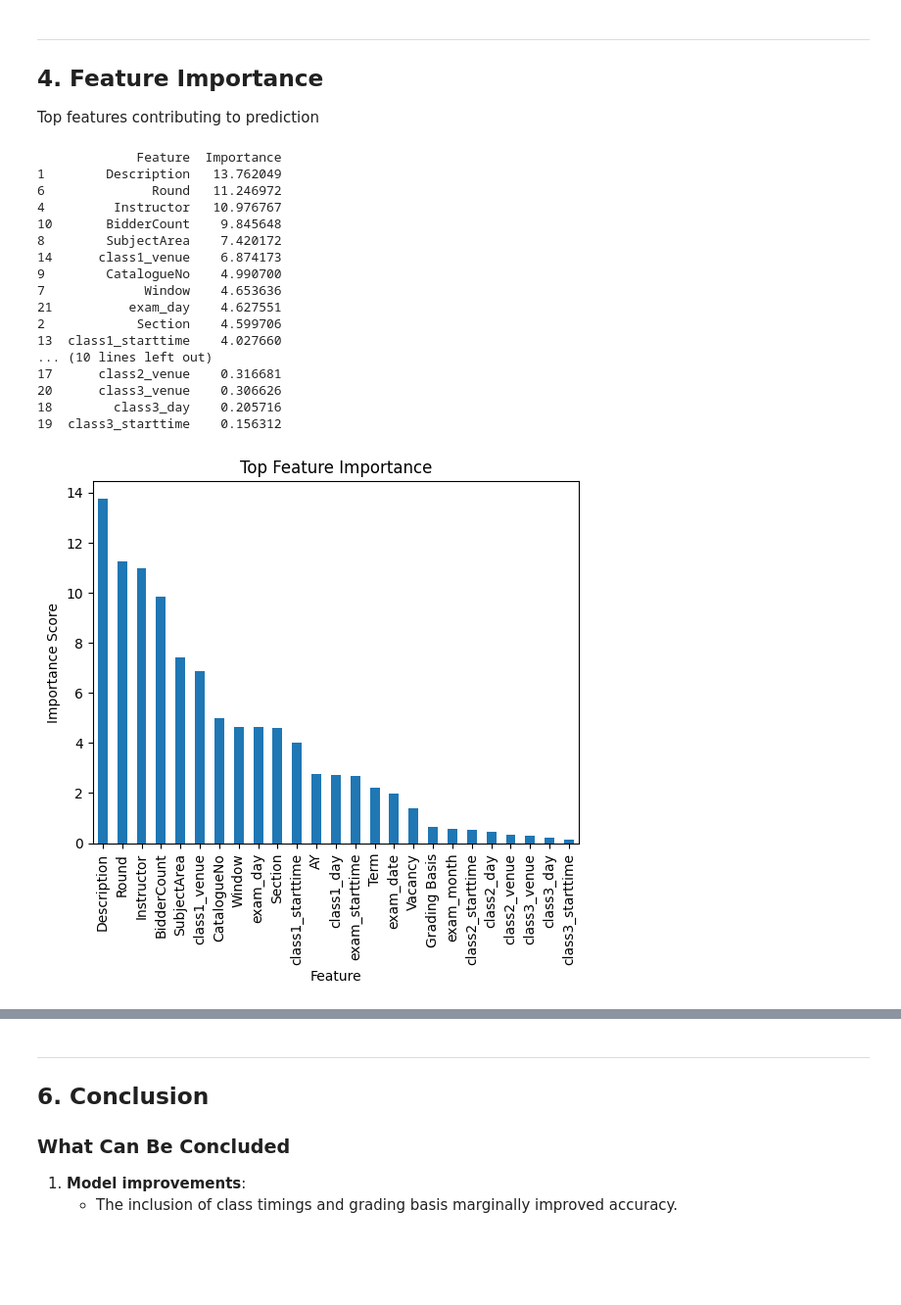
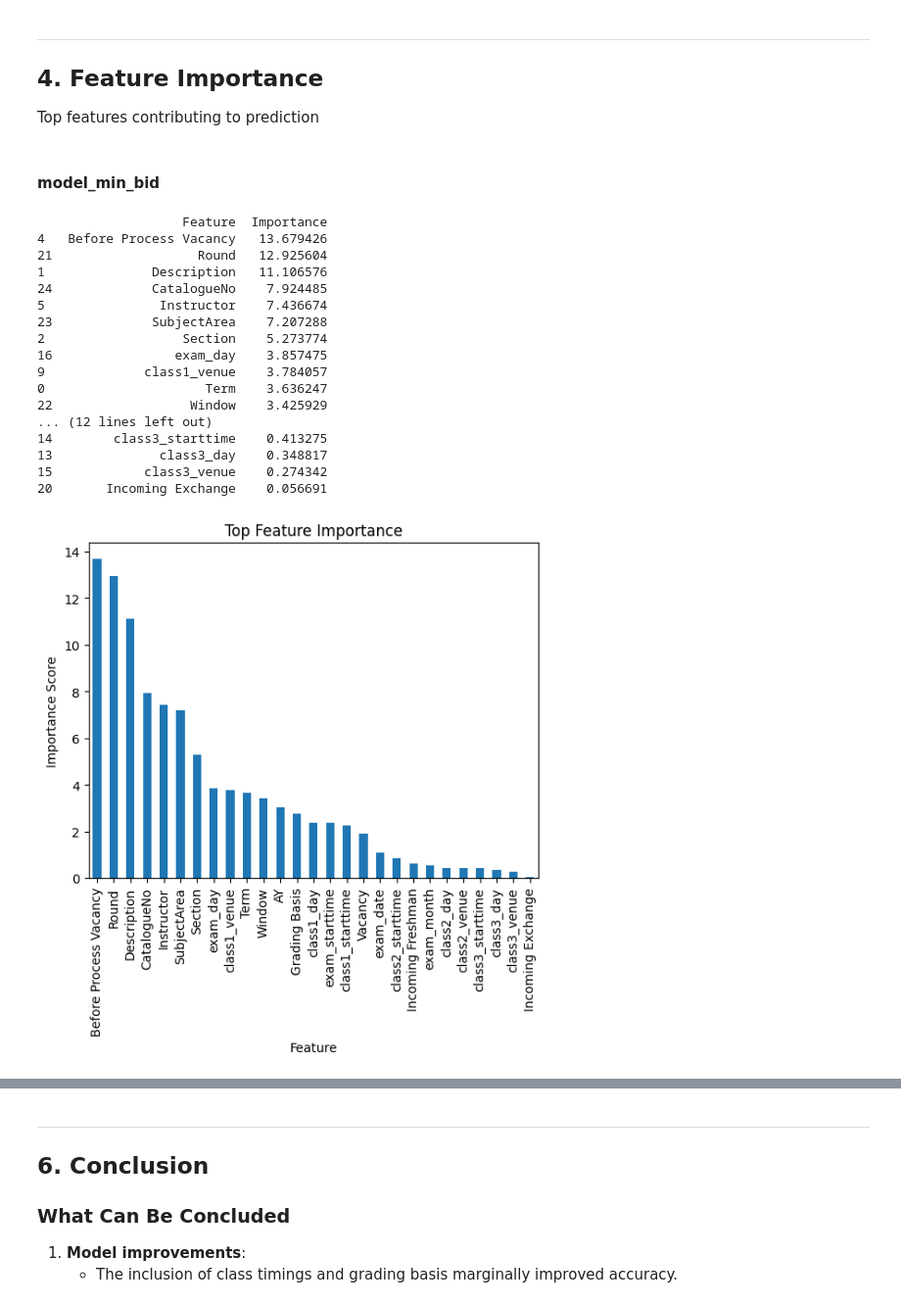
Before and after one commit to tanzhongyan/BidlySMU, a Jupyter notebook: V3_02_catboost.ipynb, the cells around one changed output, grey strips where cells are left out. Shown at 98% size. Drawn from its saved outputs; the diff is of its cells as text; code cells hidden in the pictures; blank space fills up the shorter version.

```diff
--- a/V3_02_catboost.ipynb
+++ b/V3_02_catboost.ipynb
@@ -150,13 +132,13 @@ dtype: object
 # Ensure proper data types for all columns
 def standardise_data_types(data):
     # Ensure categorical columns are properly typed
+
     categorical_cols = [
-        'Term', 'Round', 'Incoming Freshman', 'Incoming Exchange', 'Description',
-        'Section', 'Instructor', 'SubjectArea', 'CatalogueNo',
-        'Grading Basis', 'class1_day', 'class1_starttime', 'class1_venue',
-        'class2_day', 'class2_starttime', 'class2_venue',
-        'class3_day', 'class3_starttime', 'class3_venue',
-        'exam_day', 'exam_starttime'
+        'Term','Description','Section',
+        'Instructor','Grading Basis','class1_day','class1_starttime','class1_venue',
+        'class2_day','class2_starttime','class2_venue','class3_day','class3_starttime',
+        'class3_venue','exam_startdate','exam_day','exam_starttime',
+        'Incoming Freshman','Incoming Exchange','Round','SubjectArea','CatalogueNo'
     ]
     for col in categorical_cols:
         data[col] = data[col].astype('object')
@@ -225,6 +187,6 @@ data.head(15)
 # %%
 # Define test set as AY=2024 and Term=1
-test_mask = (data['AY'] == 2024) & (data['Term'].isin([1, 2]))
+test_mask = (data['AY'] == 2024) & (data['Term'].isin(['1', '2']))
 test_data = data[test_mask].copy()
 train_data = data[~test_mask].copy()
 
@@ -246,22 +208,21 @@ target_min_bid = 'Min Bid'
 target_median_bid = 'Median Bid'
 
 features = [
-    'Term', 'Description', 'Section', 'Vacancy', 'Instructor', 'AY', 'Round',
-    'Window', 'SubjectArea', 'CatalogueNo', 'Before Process Vacancy',
-    'Grading Basis', 'class1_day', 'class1_starttime', 'class1_venue',
-    'class2_day', 'class2_starttime', 'class2_venue',
-    'class3_day', 'class3_starttime', 'class3_venue',
-    'exam_day', 'exam_starttime', 'exam_date', 'exam_month' , 'Incoming Freshman', 'Incoming Exchange'
+    'Term','Description','Section','Vacancy','Before Process Vacancy',
+    'Instructor','Grading Basis','class1_day','class1_starttime','class1_venue',
+    'class2_day','class2_starttime','class2_venue','class3_day','class3_starttime',
+    'class3_venue','exam_day','exam_starttime','AY',
+    'Incoming Freshman','Incoming Exchange','Round','Window','SubjectArea','CatalogueNo',
+    'exam_date', 'exam_month'
 ]
 
 # Specify categorical features for CatBoost
 cat_features = [
-        'Term', 'Round', 'Incoming Freshman', 'Incoming Exchange', 'Description',
-        'Section', 'Instructor', 'SubjectArea', 'CatalogueNo',
-        'Grading Basis', 'class1_day', 'class1_starttime', 'class1_venue',
-        'class2_day', 'class2_starttime', 'class2_venue',
-        'class3_day', 'class3_starttime', 'class3_venue',
-        'exam_day', 'exam_starttime'
+    'Term','Description','Section',
+    'Instructor','Grading Basis','class1_day','class1_starttime','class1_venue',
+    'class2_day','class2_starttime','class2_venue','class3_day','class3_starttime',
+    'class3_venue','exam_day','exam_starttime',
+    'Incoming Freshman','Incoming Exchange','Round','SubjectArea','CatalogueNo'
 ]
 
 X_train = train_data[features]
@@ -558,41 +612,43 @@ Initial TPR (no safety factor): 0.5679208404593208
 ---
 ## **4. Feature Importance**
 Top features contributing to prediction
+# %% [markdown]
+#### model_min_bid
 # %%
 # Use model's internal feature names
-features = model.feature_names_
+features = model_min_bid.feature_names_
 
 # Get feature importance scores
-feature_importance = model.get_feature_importance(type='FeatureImportance')
+feature_importance = model_min_bid.get_feature_importance(type='FeatureImportance')
 
 # Create a DataFrame for better readability
 importance_df = pd.DataFrame({'Feature': features, 'Importance': feature_importance})
 importance_df = importance_df.sort_values(by='Importance', ascending=False)
 
 # Display top features
 top_features = importance_df
 print(top_features)
 
 # Visualize feature importance
 top_features.plot(kind='bar', x='Feature', y='Importance', legend=False, title="Top Feature Importance")
 plt.ylabel("Importance Score")
 plt.show()
 # %% [output]
-             Feature  Importance
-1        Description   13.762049
-6              Round   11.246972
-4         Instructor   10.976767
-10       BidderCount    9.845648
-8        SubjectArea    7.420172
-14      class1_venue    6.874173
-9        CatalogueNo    4.990700
-7             Window    4.653636
-21          exam_day    4.627551
-2            Section    4.599706
-13  class1_starttime    4.027660
-... (10 lines left out)
-17      class2_venue    0.316681
-20      class3_venue    0.306626
-18        class3_day    0.205716
-19  class3_starttime    0.156312
+                   Feature  Importance
+4   Before Process Vacancy   13.679426
+21                   Round   12.925604
+1              Description   11.106576
+24             CatalogueNo    7.924485
+5               Instructor    7.436674
+23             SubjectArea    7.207288
+2                  Section    5.273774
+16                exam_day    3.857475
+9             class1_venue    3.784057
+0                     Term    3.636247
+22                  Window    3.425929
+... (12 lines left out)
+14        class3_starttime    0.413275
+13              class3_day    0.348817
+15            class3_venue    0.274342
+20       Incoming Exchange    0.056691
-[figure, old version]
+[figure, new version]
```
Also changed, not shown: parts of 39 cells of this notebook, 3 other files.
